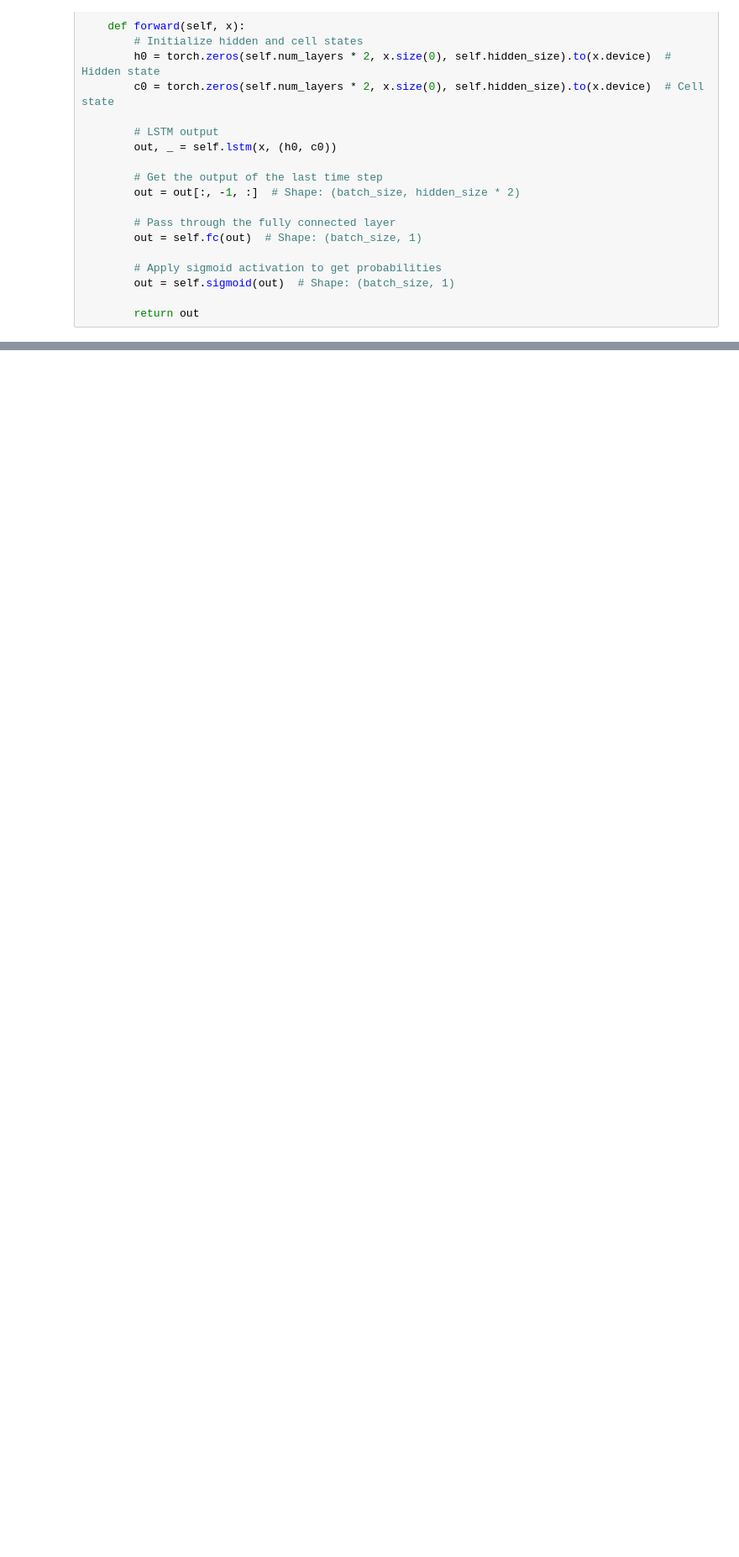
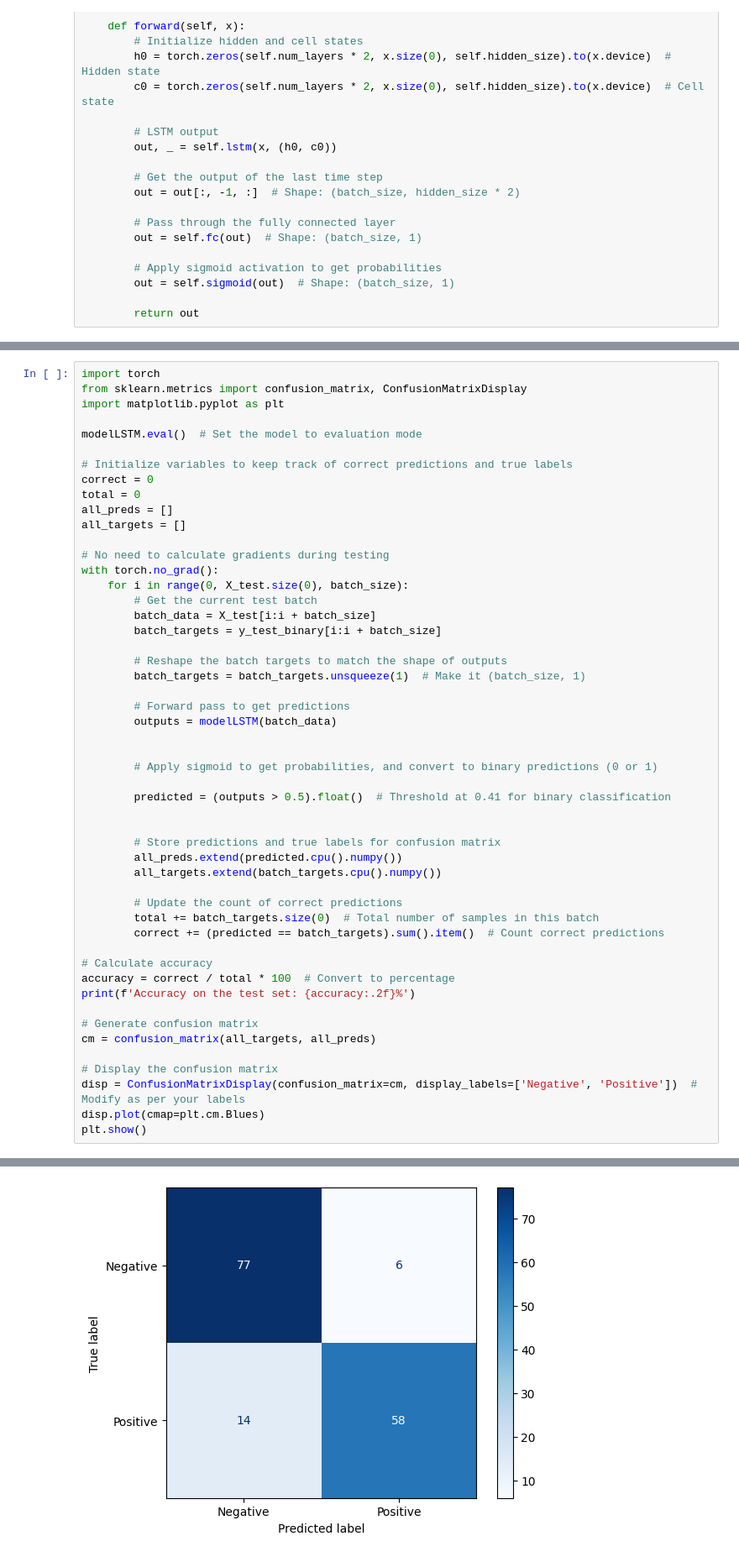
Before and after one commit to TimurOner/EmailSentin, a Jupyter notebook: sentence_based/models/model1/proto_mod1.ipynb, the cells around one changed output, grey strips where cells are left out. Shown at 84% size. Drawn from its saved outputs; the diff is of its cells as text; blank space fills up the shorter version.

```diff
--- a/sentence_based/models/model1/proto_mod1.ipynb
+++ b/sentence_based/models/model1/proto_mod1.ipynb
@@ -267,0 +245,52 @@ array([0, 1, 0, 0, 0, 0, 0, 0, 0, 0, 1, 1, 0, 0, 1, 0, 1, 1, 0, 1, 1, 0,
+# %%
+import torch
+from sklearn.metrics import confusion_matrix, ConfusionMatrixDisplay
+import matplotlib.pyplot as plt
+
+modelLSTM.eval()  # Set the model to evaluation mode
+
+# Initialize variables to keep track of correct predictions and true labels
+correct = 0
+total = 0
+all_preds = []
+all_targets = []
+
+# No need to calculate gradients during testing
+with torch.no_grad():
+    for i in range(0, X_test.size(0), batch_size):
+        # Get the current test batch
+        batch_data = X_test[i:i + batch_size]
+        batch_targets = y_test_binary[i:i + batch_size]
+
+        # Reshape the batch targets to match the shape of outputs
+        batch_targets = batch_targets.unsqueeze(1)  # Make it (batch_size, 1)
+
+        # Forward pass to get predictions
+        outputs = modelLSTM(batch_data)
+
+
+        # Apply sigmoid to get probabilities, and convert to binary predictions (0 or 1)
+
+        predicted = (outputs > 0.5).float()  # Threshold at 0.41 for binary classification
+
+
+        # Store predictions and true labels for confusion matrix
+        all_preds.extend(predicted.cpu().numpy())
+        all_targets.extend(batch_targets.cpu().numpy())
+
+        # Update the count of correct predictions
+        total += batch_targets.size(0)  # Total number of samples in this batch
+        correct += (predicted == batch_targets).sum().item()  # Count correct predictions
+
+# Calculate accuracy
+accuracy = correct / total * 100  # Convert to percentage
+print(f'Accuracy on the test set: {accuracy:.2f}%')
+
+# Generate confusion matrix
+cm = confusion_matrix(all_targets, all_preds)
+
+# Display the confusion matrix
+disp = ConfusionMatrixDisplay(confusion_matrix=cm, display_labels=['Negative', 'Positive'])  # Modify as per your labels
+disp.plot(cmap=plt.cm.Blues)
+plt.show()
+# %% [output]
@@ -267,0 +298 @@ array([0, 1, 0, 0, 0, 0, 0, 0, 0, 0, 1, 1, 0, 0, 1, 0, 1, 1, 0, 1, 1, 0,
+[figure, added]
```
Also changed, not shown: parts of 15 cells of this notebook, 13 other files.
